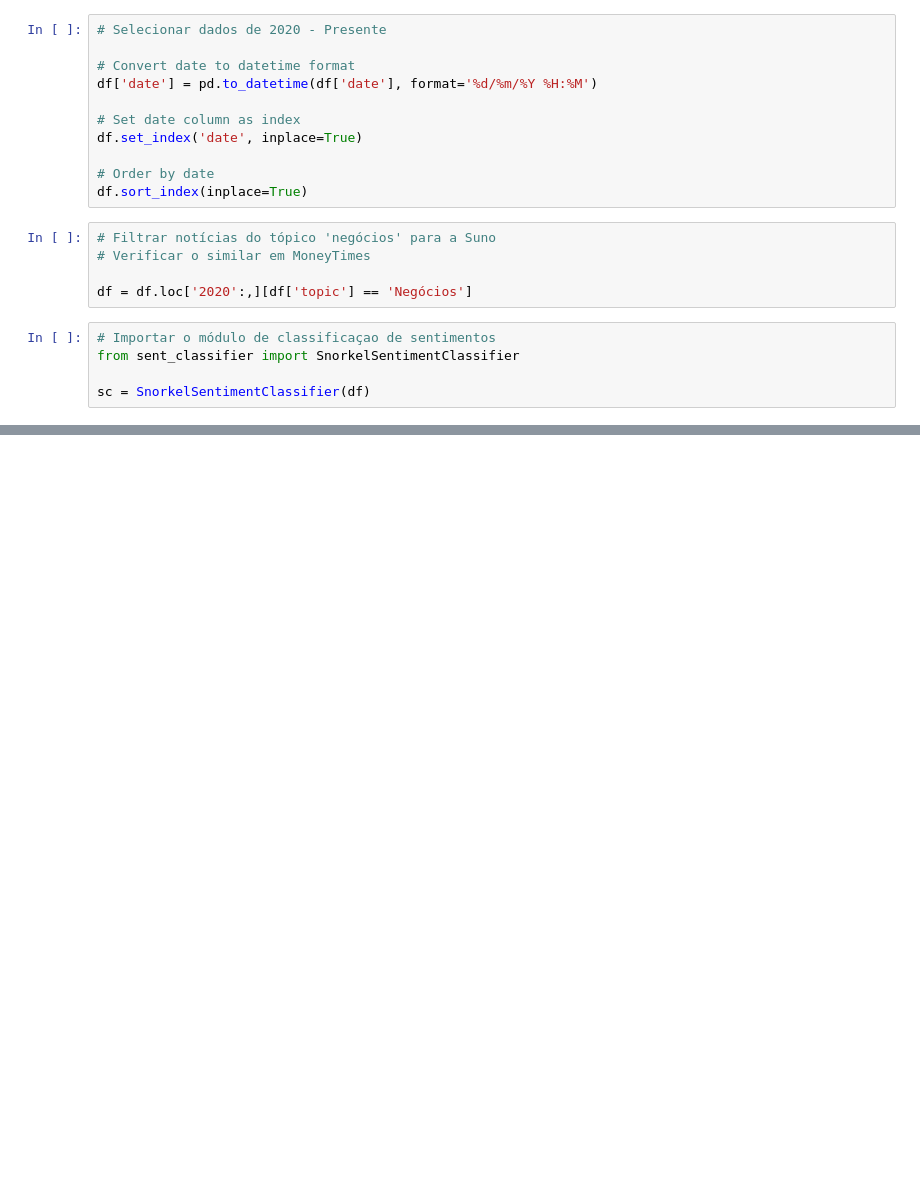
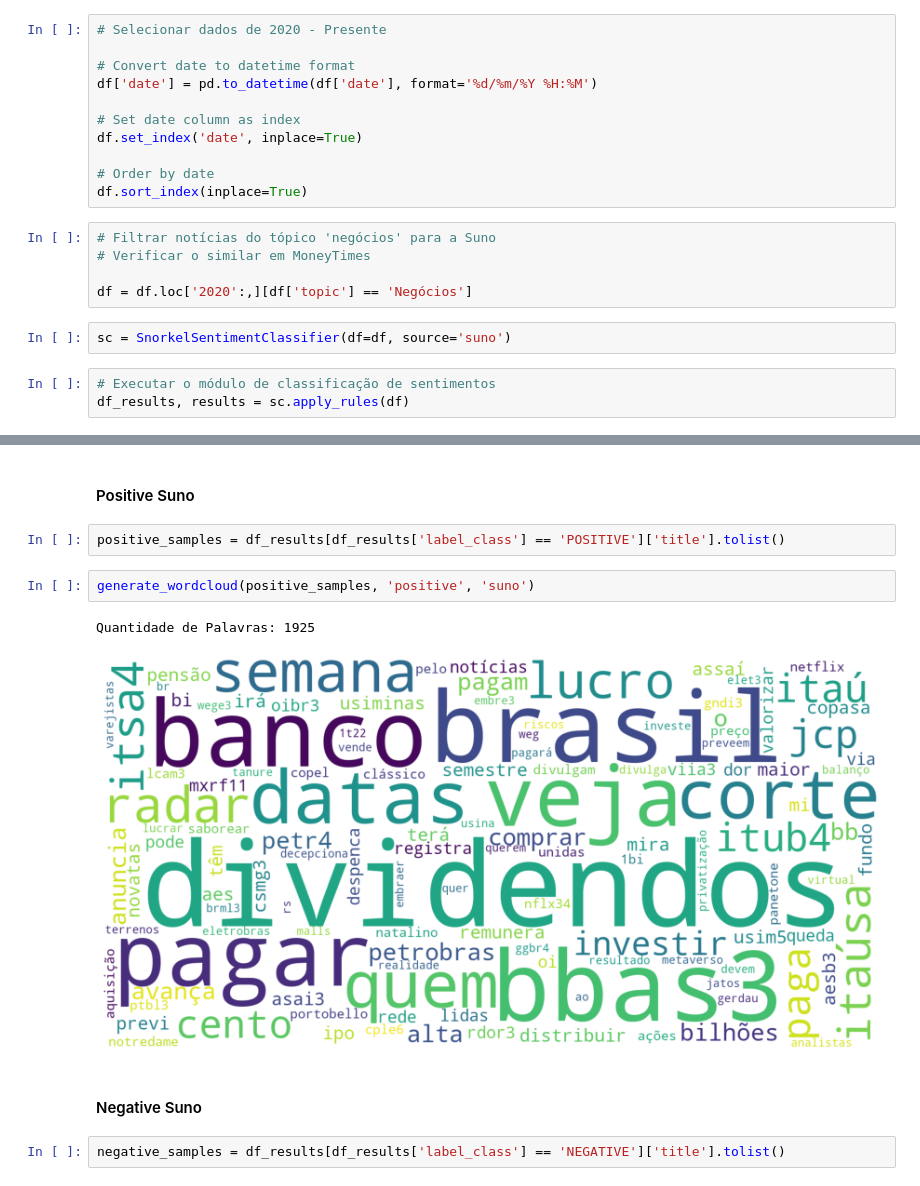
Before and after one commit to mso13/Mestrado_PPGI, a Jupyter notebook: src/sentiment_classifier/compute_sent_scores.ipynb, the cells around one changed output, grey strips where cells are left out. Cells and saved outputs as stored; diff of their text form; blank space fills up the shorter version.

```diff
--- a/src/sentiment_classifier/compute_sent_scores.ipynb
+++ b/src/sentiment_classifier/compute_sent_scores.ipynb
@@ -37,8 +48,8 @@ df.sort_index(inplace=True)
 # Verificar o similar em MoneyTimes
 
 df = df.loc['2020':,][df['topic'] == 'Negócios']
+# %%
+sc = SnorkelSentimentClassifier(df=df, source='suno')
 # %%
-# Importar o módulo de classificaçao de sentimentos
-from sent_classifier import SnorkelSentimentClassifier
-
-sc = SnorkelSentimentClassifier(df)
+# Executar o módulo de classificação de sentimentos
+df_results, results = sc.apply_rules(df)
@@ -44,0 +144,13 @@ sc = SnorkelSentimentClassifier(df)
+# %% [markdown]
+#### Positive Suno
+# %%
+positive_samples = df_results[df_results['label_class'] == 'POSITIVE']['title'].tolist()
+# %%
+generate_wordcloud(positive_samples, 'positive', 'suno')
+# %% [output]
+Quantidade de Palavras: 1925
+[figure, added]
+# %% [markdown]
+#### Negative Suno
+# %%
+negative_samples = df_results[df_results['label_class'] == 'NEGATIVE']['title'].tolist()
```
Also changed, not shown: parts of 35 cells of this notebook, 9 other files.
